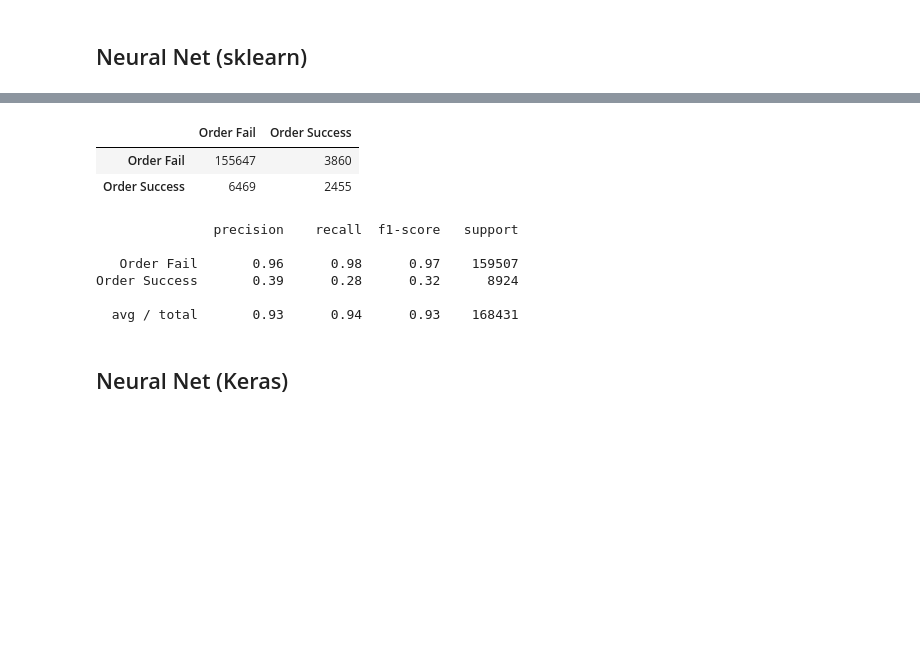
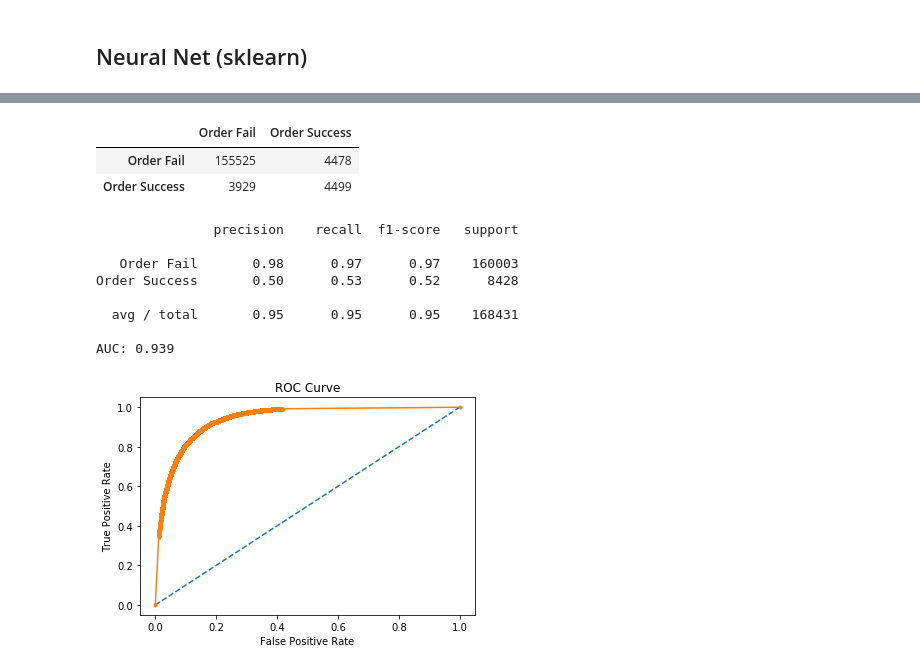
Before and after one commit to acaruso7/Order-Book-Trade-Classification, a Jupyter notebook: model_stacking.ipynb, the cells around one changed output, grey strips where cells are left out. Cells and saved outputs as stored; diff of their text form; code cells hidden in the pictures; blank space fills up the shorter version.

```diff
--- a/model_stacking.ipynb
+++ b/model_stacking.ipynb
@@ -1,14 +1,13 @@
 # %%
 #general
 import matplotlib.pyplot as plt
-plt.rcParams["figure.figsize"] = (10,4)
+plt.rcParams["figure.figsize"] = (9,4)
 import pandas as pd
 pd.set_option('display.max_columns', 50)
 
 #preprocessing
 from datetime import datetime, timedelta
 import category_encoders as ce
-import mca
 
 #models
 from sklearn.ensemble import RandomForestClassifier
@@ -17,8 +16,6 @@ from sklearn.neighbors import KNeighborsClassifier
 from sklearn import svm
 from sklearn.svm import SVC
 from sklearn.neural_network import MLPClassifier
-from keras.models import Sequential
-from keras.layers import Dense
 
 #model validation / evaluation
 from sklearn.metrics import confusion_matrix
@@ -163,8 +158,11 @@ df = pd.concat([features,response],axis=1)
 # %% [markdown]
 ## Train / Test Split
 # %%
+df = df.sample(frac=1)
 train = df.head(round(total*.70))
+train = train.reset_index(drop=True)
 test = df.tail(round(total*.30))
+test = test.reset_index(drop=True)
 
 train_success = train[train['ordersuccess']==1]
 train_fail = train[train['ordersuccess']==0]
@@ -363,7 +339,10 @@ clfANN = MLPClassifier(activation='relu', alpha=1e-05, batch_size='auto',
 
 
 clfANN.fit(train_model_pred, train_response)
-y_pred = (clfANN.predict_proba(test_model_pred)[:,1] >= 0.1).astype(bool) #adjust classification threshold
+y_pred = clfANN.predict(test_model_pred)
+# y_pred = (clfANN.predict_proba(test_model_pred)[:,1] >= 0.1).astype(bool) #adjust classification threshold
 
 model_eval(test_response, y_pred)
+plot_roc_curve(clfANN, test_model_pred, test_response)
+# cross_validation(clfANN, features, response, 5)
 # %% [output]
@@ -380,15 +355,16 @@ Iteration 10, loss = 0.02449621
 Training loss did not improve more than tol=0.001000 for two consecutive epochs. Stopping.
 
 
 CONFUSION MATRIX (predicted along top, actual along side):
 |  | Order Fail | Order Success |
-| Order Fail | 155647 | 3860 |
-| Order Success | 6469 | 2455 |
+| Order Fail | 155525 | 4478 |
+| Order Success | 3929 | 4499 |
                precision    recall  f1-score   support
 
-   Order Fail       0.96      0.98      0.97    159507
-Order Success       0.39      0.28      0.32      8924
+   Order Fail       0.98      0.97      0.97    160003
+Order Success       0.50      0.53      0.52      8428
 
-  avg / total       0.93      0.94      0.93    168431
+  avg / total       0.95      0.95      0.95    168431
+
+AUC: 0.939
+[figure, added]
-# %% [markdown]
-## Neural Net (Keras)
```
Also changed, not shown: parts of 20 cells of this notebook.
